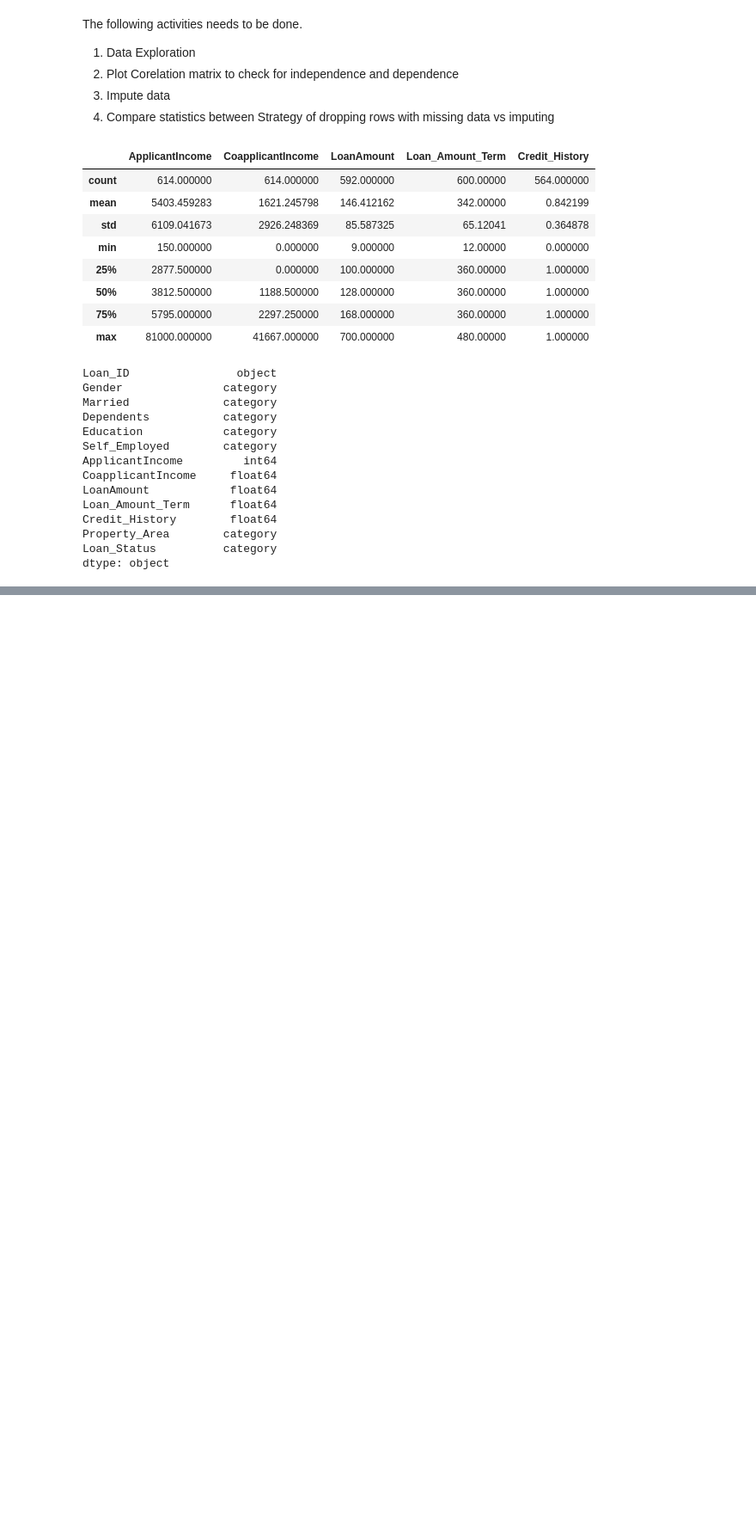
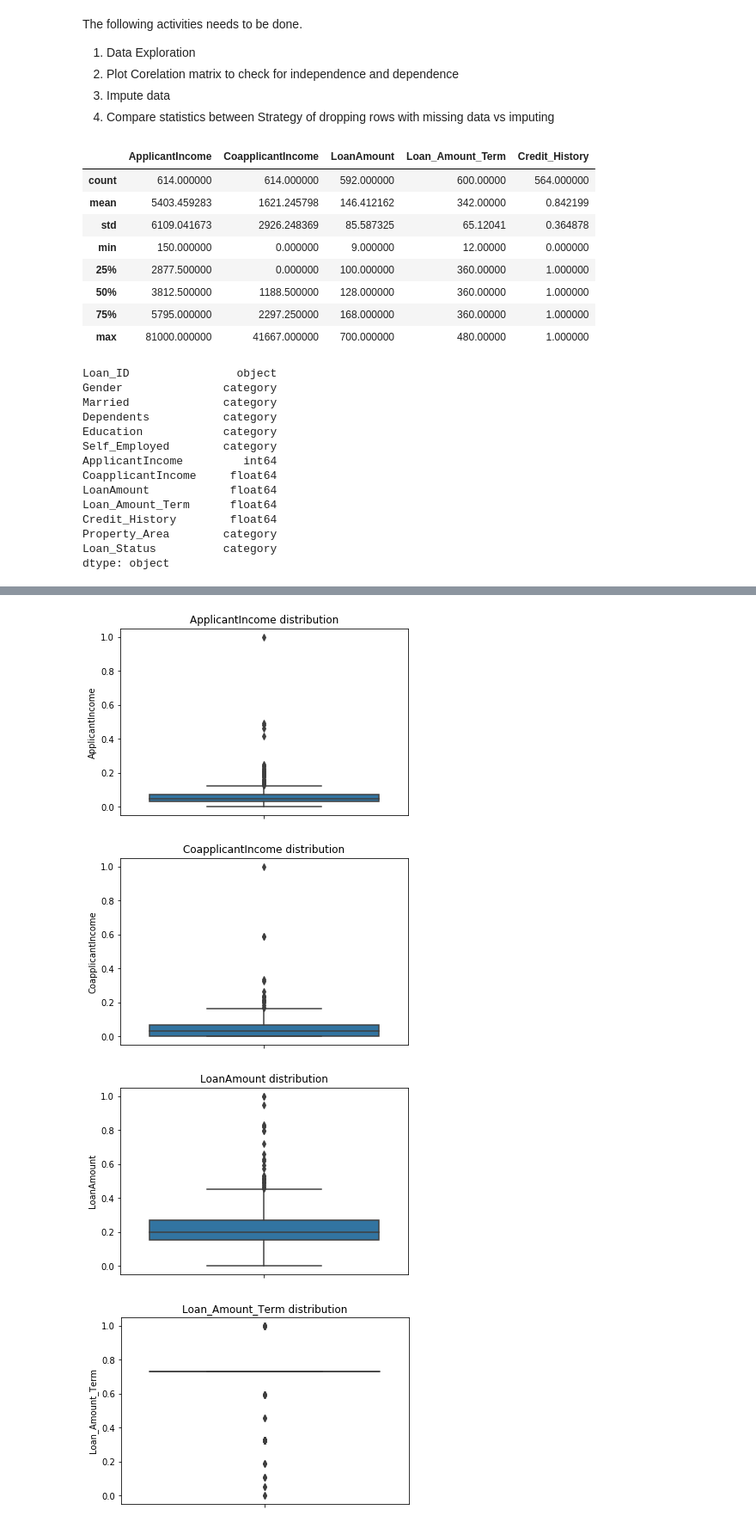
Before and after one commit to abhishekmsharma/loan-prediction-data-analytics, a Jupyter notebook: notebook/loan_prediction_analysis.ipynb, the cells around one changed output, grey strips where cells are left out. Shown at 86% size. Cells and saved outputs as stored; diff of their text form; code cells hidden in the pictures; blank space fills up the shorter version.

```diff
--- a/notebook/loan_prediction_analysis.ipynb
+++ b/notebook/loan_prediction_analysis.ipynb
@@ -55,0 +132,9 @@ df[ordinal_cols] = df[ordinal_cols].apply(lambda x: x.cat.codes)
+# %%
+for col in num_cols:
+    inc_plot = sns.boxplot(y=col, data=df_ss).set_title(col+" distribution")
+    plt.show()
+# %% [output]
+[figure, added]
+[figure, added]
+[figure, added]
+[figure, added]
```
Also changed, not shown: parts of 23 cells of this notebook, 2 other files.
